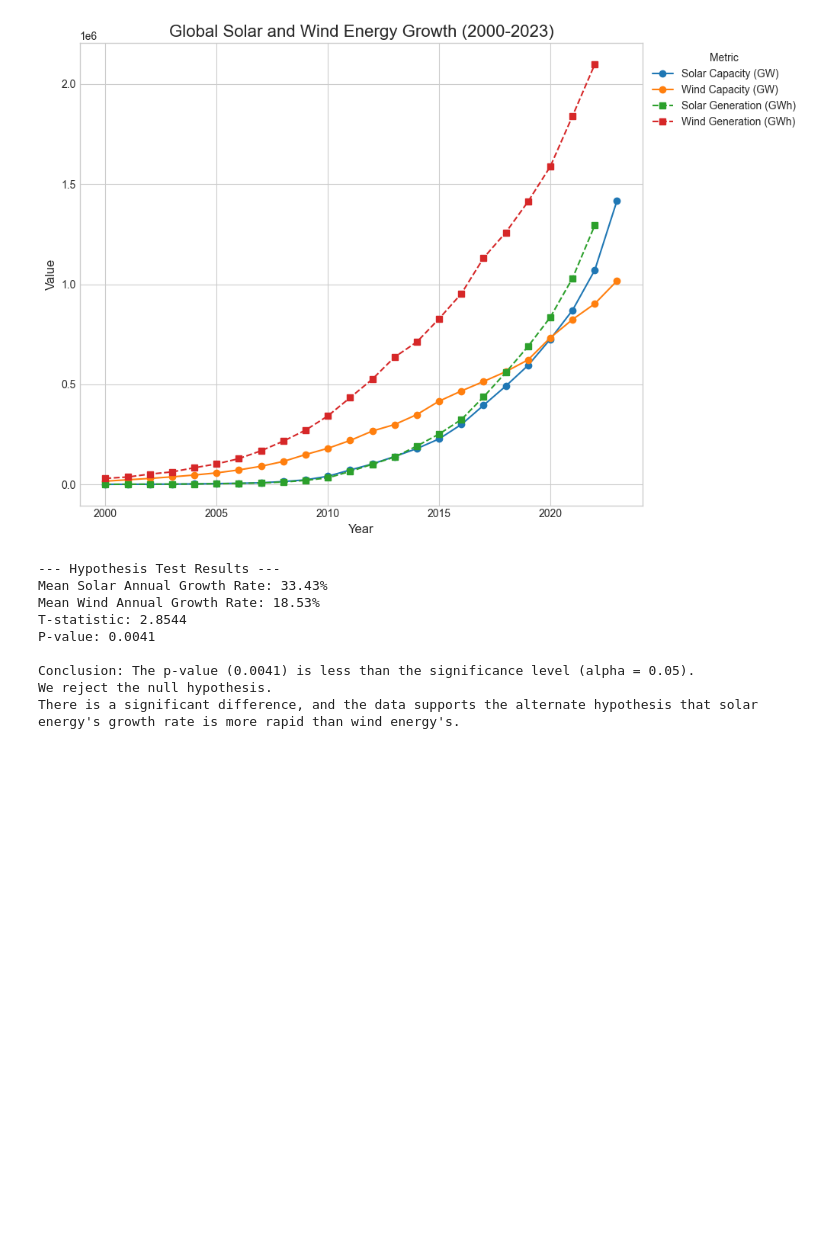
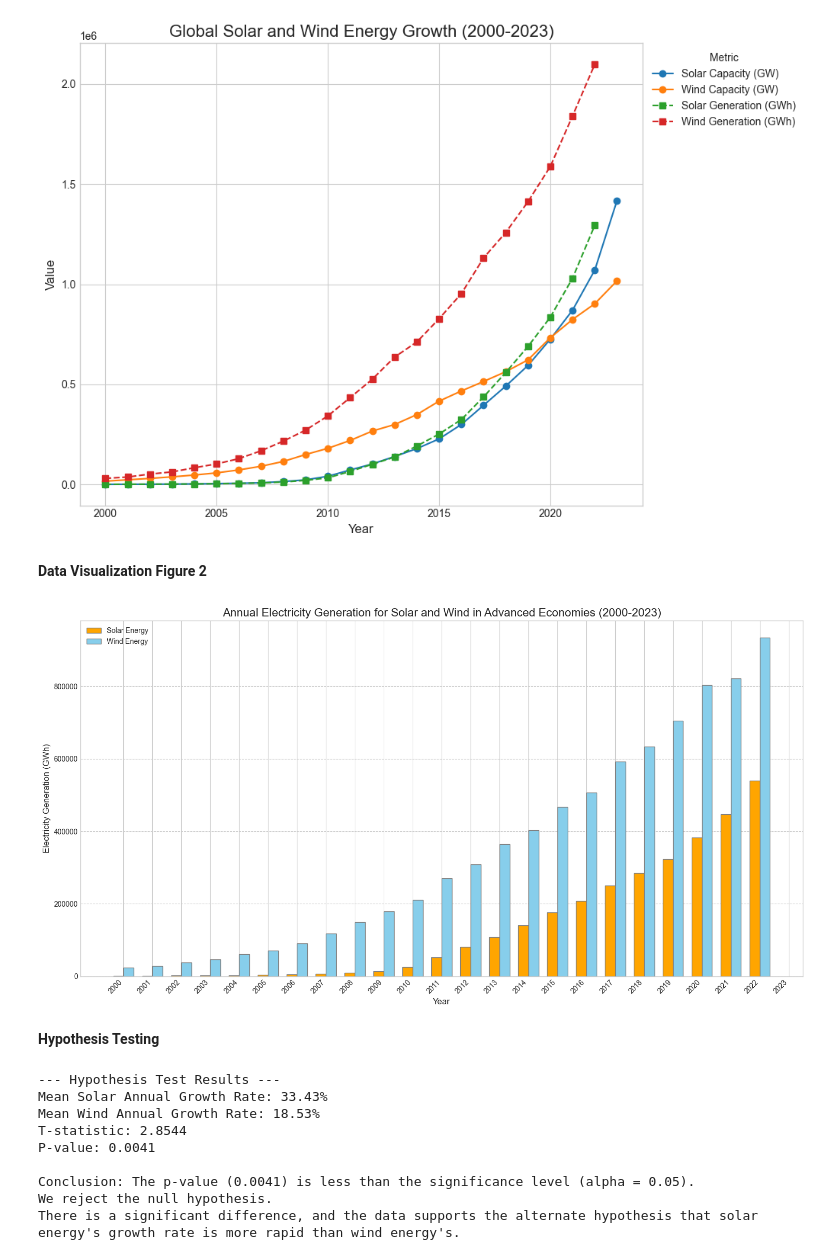
Before and after one commit to iamabhra/BigDataTools, a Jupyter notebook: renewable.ipynb, the cells around one changed output. Cells and saved outputs as stored; diff of their text form; code cells hidden in the pictures; blank space fills up the shorter version.

```diff
--- a/renewable.ipynb
+++ b/renewable.ipynb
@@ -118,6 +124,80 @@ plt.savefig('renewable_energy_growth.png')
 plt.show()
 # %% [output]
 [figure]
+# %% [markdown]
+**Data Visualization Figure 2**
+# %%
+import pandas as pd
+import matplotlib.pyplot as plt
+import numpy as np
+
+# Load the dataset
+try:
+    df = pd.read_csv('Renewable_Energy.csv')
+except FileNotFoundError:
+    print("Error: The file 'Renewable_Energy.csv' was not found. Please ensure it is in the same directory.")
+    exit()
+
+# Filter for global electricity generation data for solar and wind energy
+# We will use 'Advanced Economies' for this example to match the data in the report.
+country_name = 'Advanced Economies'
+technologies = ['Solar energy', 'Wind energy']
+
+# Filter data for the specified country and technologies
+generation_data = df[
+    (df['Country'] == country_name) &
+    (df['Indicator'] == 'Electricity Generation') &
+    (df['Technology'].isin(technologies))
+]
+
+# Check if data was found
+if generation_data.empty:
+    print(f"No data found for {country_name} and specified technologies.")
+    exit()
+
+# Identify year columns (F2000 to F2023)
+years = [f'F{year}' for year in range(2000, 2024)]
+
+# Prepare the data for plotting by unpivoting the year columns
+plot_data = generation_data.melt(
+    id_vars=['Technology'],
+    value_vars=years,
+    var_name='Year',
+    value_name='Generation_GWh'
+)
+
+# Convert 'Year' from 'F2000' format to an integer for plotting
+plot_data['Year'] = plot_data['Year'].str.replace('F', '').astype(int)
+
+# Pivot the data to have years as the index and technologies as columns
+bar_data = plot_data.pivot(index='Year', columns='Technology', values='Generation_GWh').reset_index()
+
+# Create the plot
+plt.style.use('seaborn-v0_8-whitegrid')
+plt.figure(figsize=(15, 8))
+
+# Define bar width and positions
+bar_width = 0.35
+r1 = np.arange(len(bar_data['Year']))
+r2 = [x + bar_width for x in r1]
+
+# Create the bars for each technology
+plt.bar(r1, bar_data['Solar energy'], color='orange', width=bar_width, edgecolor='grey', label='Solar Energy')
+plt.bar(r2, bar_data['Wind energy'], color='skyblue', width=bar_width, edgecolor='grey', label='Wind Energy')
+
+# Add plot titles and labels
+plt.title(f'Annual Electricity Generation for Solar and Wind in {country_name} (2000-2023)', fontsize=16)
+plt.xlabel('Year', fontsize=12)
+plt.ylabel('Electricity Generation (GWh)', fontsize=12)
+plt.xticks([r + bar_width / 2 for r in range(len(bar_data['Year']))], bar_data['Year'], rotation=45, ha='right')
+plt.legend(fontsize=10)
+plt.grid(axis='y', linestyle='--')
+plt.tight_layout()
+plt.show()
+# %% [output]
+[figure, added]
+# %% [markdown]
+**Hypothesis Testing**
 # %%
 import pandas as pd
 from scipy import stats
```
Also changed, not shown: parts of 5 cells of this notebook.
